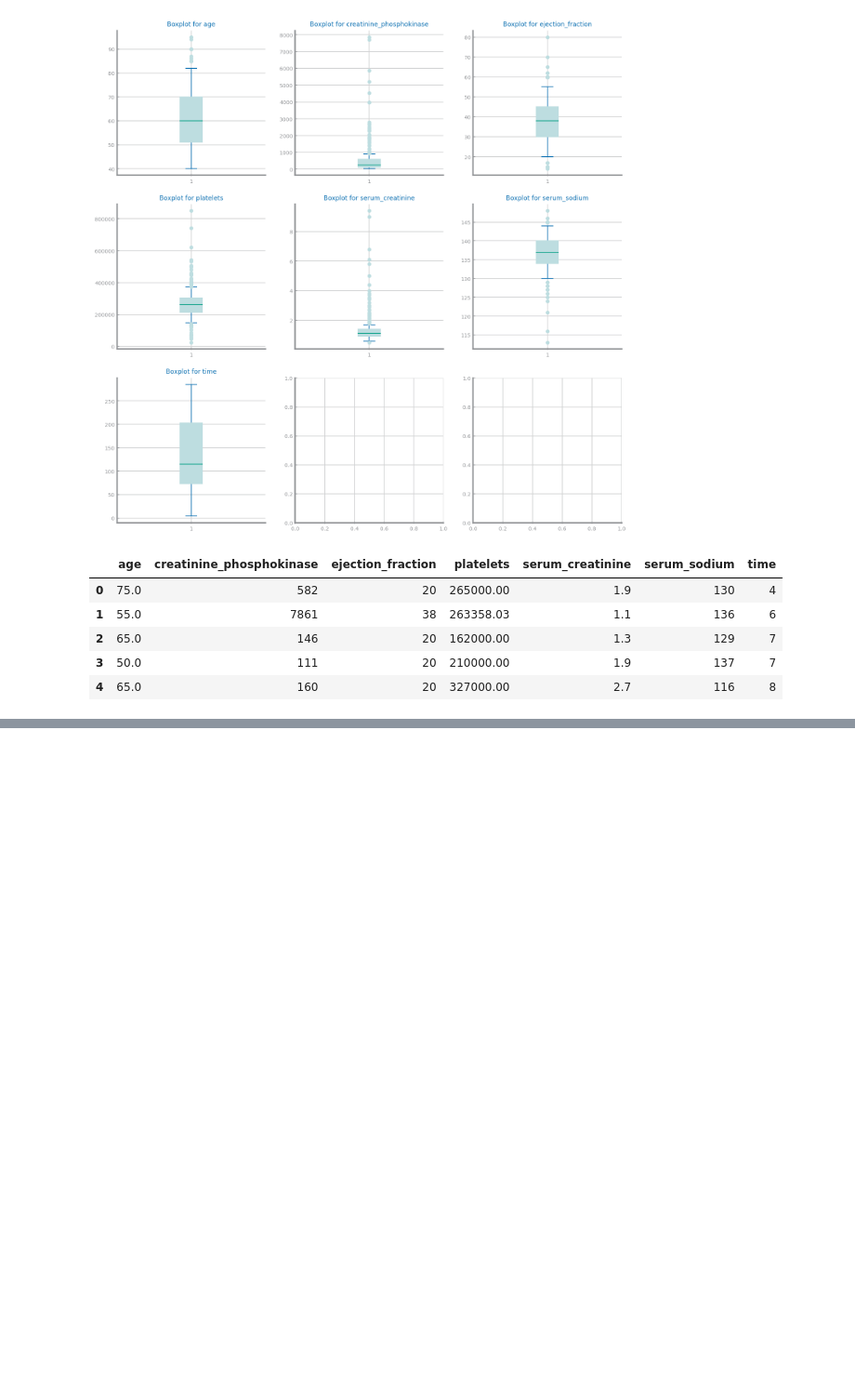
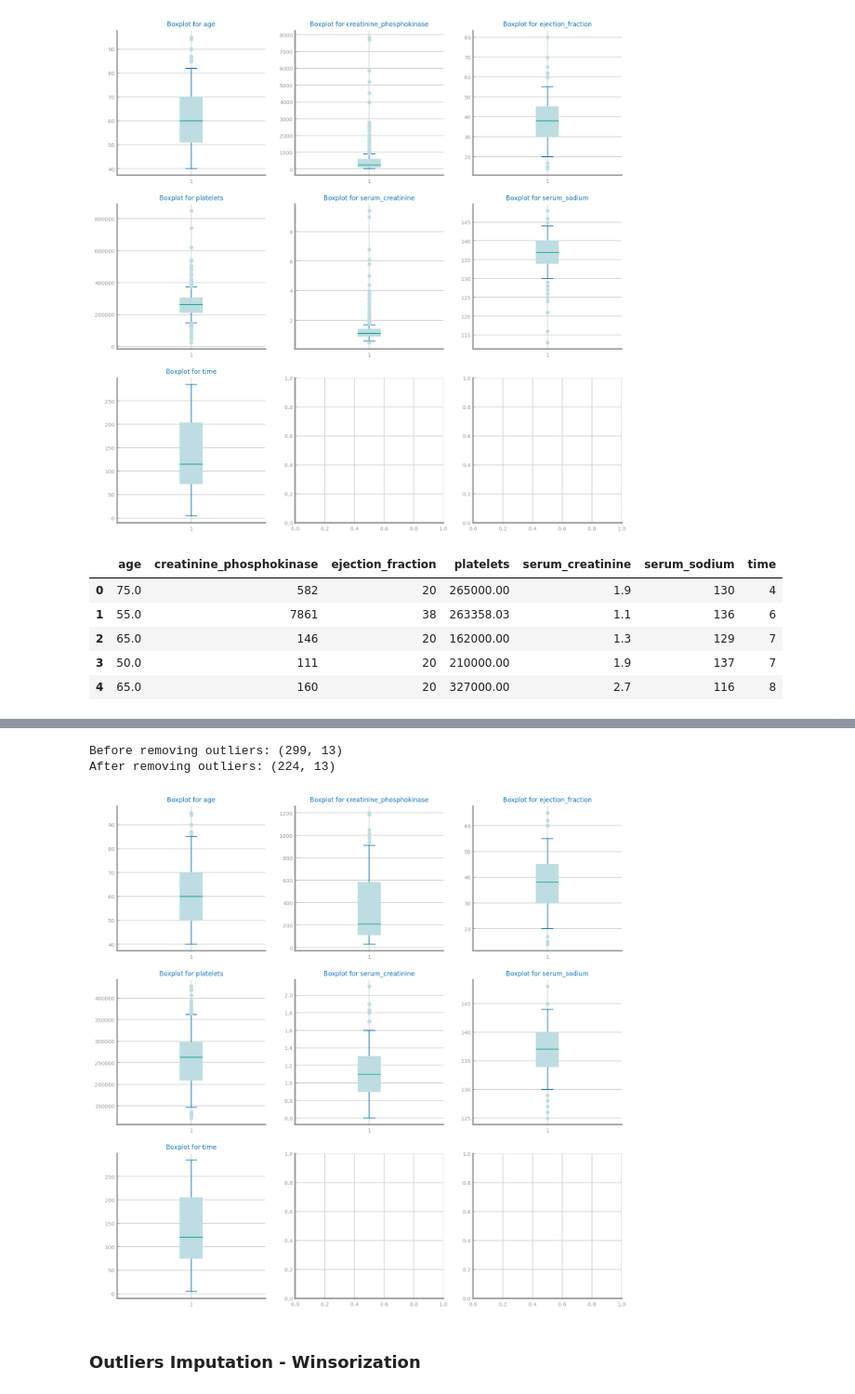
Before and after one commit to HerouFenix/cdados-project, a Jupyter notebook: DataPreparation/ValueImputation.ipynb, the cells around one changed output, grey strips where cells are left out. Shown at 93% size. Saved outputs shown, nothing was run; the diff lists cells and outputs as text; code cells hidden in the pictures; blank space fills up the shorter version.

```diff
--- a/DataPreparation/ValueImputation.ipynb
+++ b/DataPreparation/ValueImputation.ipynb
@@ -190,0 +138,19 @@ This dataset is composed of purely binary values, hence, there is no point in sc
+# %%
+data = pd.read_csv('../datasets/heart_failure_clinical_records_dataset.csv')
+
+Q1 = data.quantile(0.25)
+Q3 = data.quantile(0.75)
+IQR = Q3 - Q1
+#print(IQR,"\n")
+#print(data < (Q1 - 1.5 * IQR)) or (data > (Q3 + 1.5 * IQR))
+
+print("Before removing outliers:", data.shape)
+data = data[~((data < (Q1 - 1.5 * IQR)) | (data > (Q3 + 1.5 * IQR))).any(axis=1)]
+print("After removing outliers:", data.shape)
+# %% [output]
+Before removing outliers: (299, 13)
+After removing outliers: (224, 13)
+# %%
+draw_boxplots(data)
+# %% [output]
+[figure, added]
@@ -190,0 +159,2 @@ This dataset is composed of purely binary values, hence, there is no point in sc
+# %% [markdown]
+### Outliers Imputation - Winsorization
```
Also changed, not shown: parts of 71 cells of this notebook, 8 other files.
